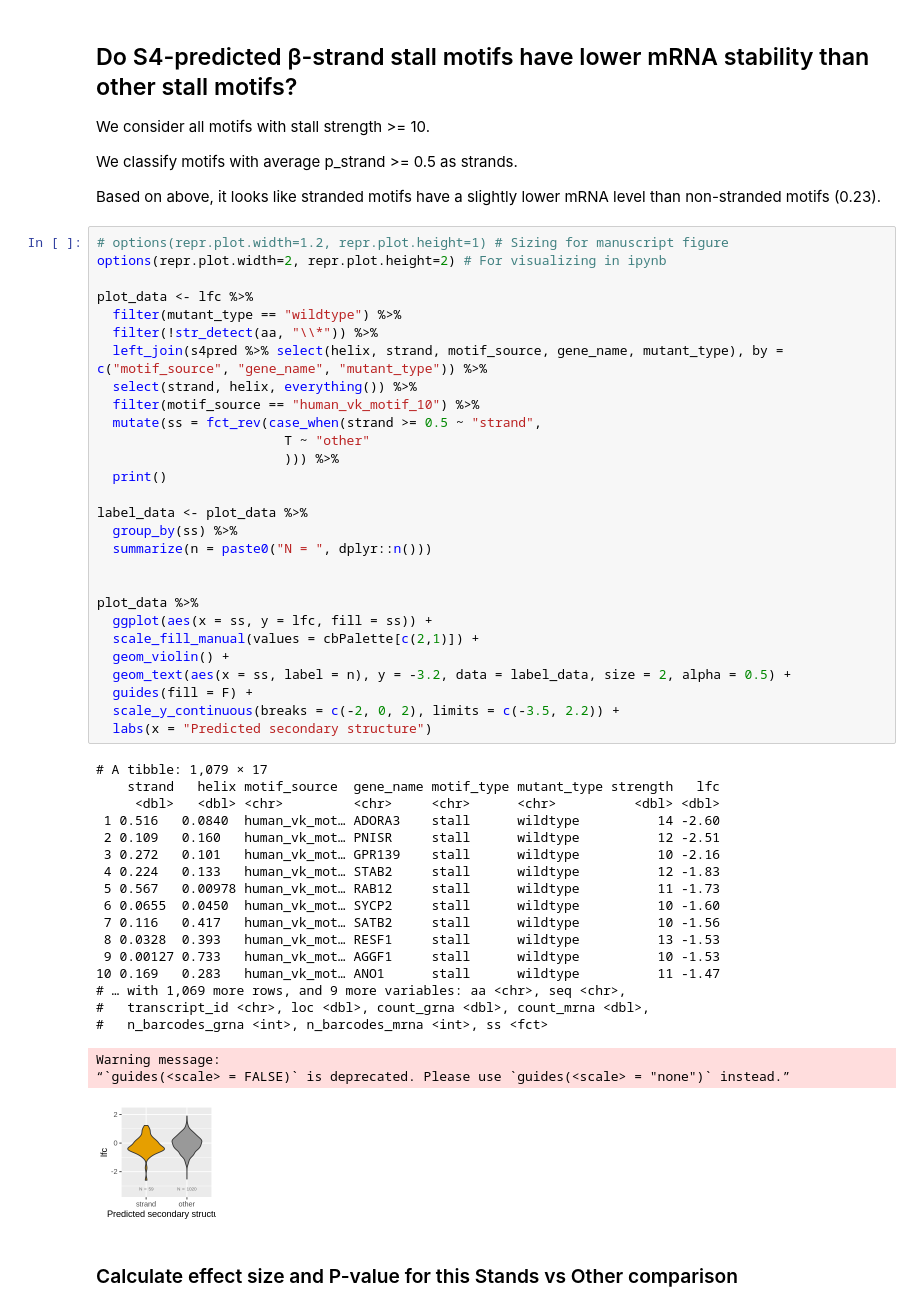
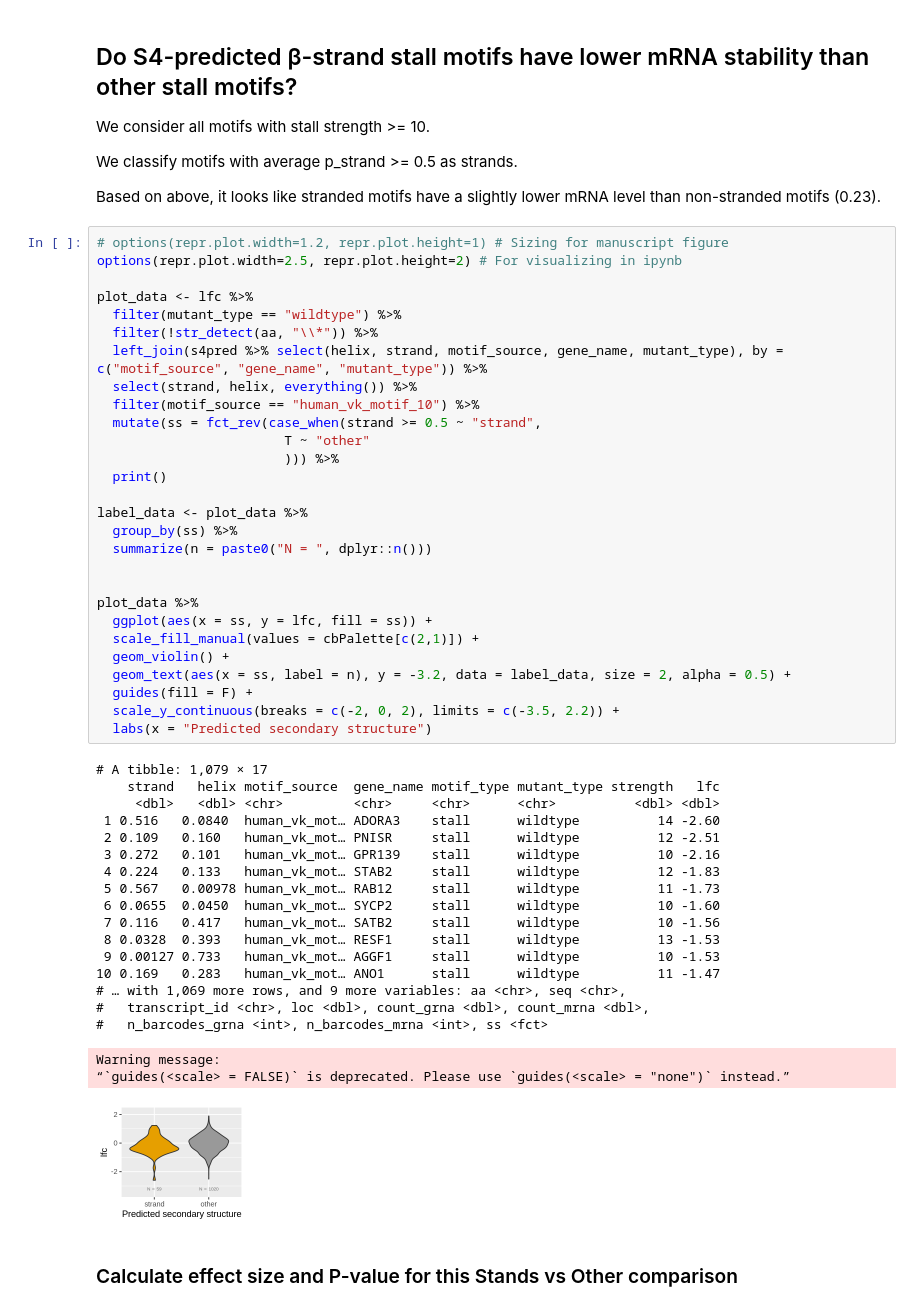
Before and after one commit to rasilab/burke_2022, a Jupyter notebook: analysis/barcode_seq/pool3_mrna/scripts/plot_endo12k_effects.ipynb, the cells around one changed output. Cells and saved outputs as stored; diff of their text form.

Commit message:
Clean up pool3_mrna analysis ipynb files
#214

```diff
--- a/analysis/barcode_seq/pool3_mrna/scripts/plot_endo12k_effects.ipynb
+++ b/analysis/barcode_seq/pool3_mrna/scripts/plot_endo12k_effects.ipynb
@@ -847,7 +716,7 @@ We classify motifs with average p_strand >= 0.5 as strands.
 Based on above, it looks like stranded motifs have a slightly lower mRNA level than non-stranded motifs (0.23).
 # %%
 # options(repr.plot.width=1.2, repr.plot.height=1) # Sizing for manuscript figure
-options(repr.plot.width=2, repr.plot.height=2) # For visualizing in ipynb
+options(repr.plot.width=2.5, repr.plot.height=2) # For visualizing in ipynb
 
 plot_data <- lfc %>%
   filter(mutant_type == "wildtype") %>%
@@ -865,34 +734,34 @@ label_data <- plot_data %>%
   summarize(n = paste0("N = ", dplyr::n()))
 
 
 plot_data %>%
   ggplot(aes(x = ss, y = lfc, fill = ss)) +
   scale_fill_manual(values = cbPalette[c(2,1)]) +
   geom_violin() +
   geom_text(aes(x = ss, label = n), y = -3.2, data = label_data, size = 2, alpha = 0.5) +
   guides(fill = F) +
   scale_y_continuous(breaks = c(-2, 0, 2), limits = c(-3.5, 2.2)) +
   labs(x = "Predicted secondary structure")
 # %% [output]
 # A tibble: 1,079 × 17
     strand   helix motif_source  gene_name motif_type mutant_type strength   lfc
      <dbl>   <dbl> <chr>         <chr>     <chr>      <chr>          <dbl> <dbl>
  1 0.516   0.0840  human_vk_mot… ADORA3    stall      wildtype          14 -2.60
  2 0.109   0.160   human_vk_mot… PNISR     stall      wildtype          12 -2.51
  3 0.272   0.101   human_vk_mot… GPR139    stall      wildtype          10 -2.16
  4 0.224   0.133   human_vk_mot… STAB2     stall      wildtype          12 -1.83
  5 0.567   0.00978 human_vk_mot… RAB12     stall      wildtype          11 -1.73
  6 0.0655  0.0450  human_vk_mot… SYCP2     stall      wildtype          10 -1.60
  7 0.116   0.417   human_vk_mot… SATB2     stall      wildtype          10 -1.56
  8 0.0328  0.393   human_vk_mot… RESF1     stall      wildtype          13 -1.53
  9 0.00127 0.733   human_vk_mot… AGGF1     stall      wildtype          10 -1.53
 10 0.169   0.283   human_vk_mot… ANO1      stall      wildtype          11 -1.47
 # … with 1,069 more rows, and 9 more variables: aa <chr>, seq <chr>,
 #   transcript_id <chr>, loc <dbl>, count_grna <dbl>, count_mrna <dbl>,
 #   n_barcodes_grna <int>, n_barcodes_mrna <int>, ss <fct>
 Warning message:
 “`guides(<scale> = FALSE)` is deprecated. Please use `guides(<scale> = "none")` instead.”
-[figure, old version]
+[figure, new version]
 # %% [markdown]
 ### Calculate effect size and P-value for this Stands vs Other comparison
 # %%
```
Also changed, not shown: parts of 35 cells of this notebook, 1 other file.
